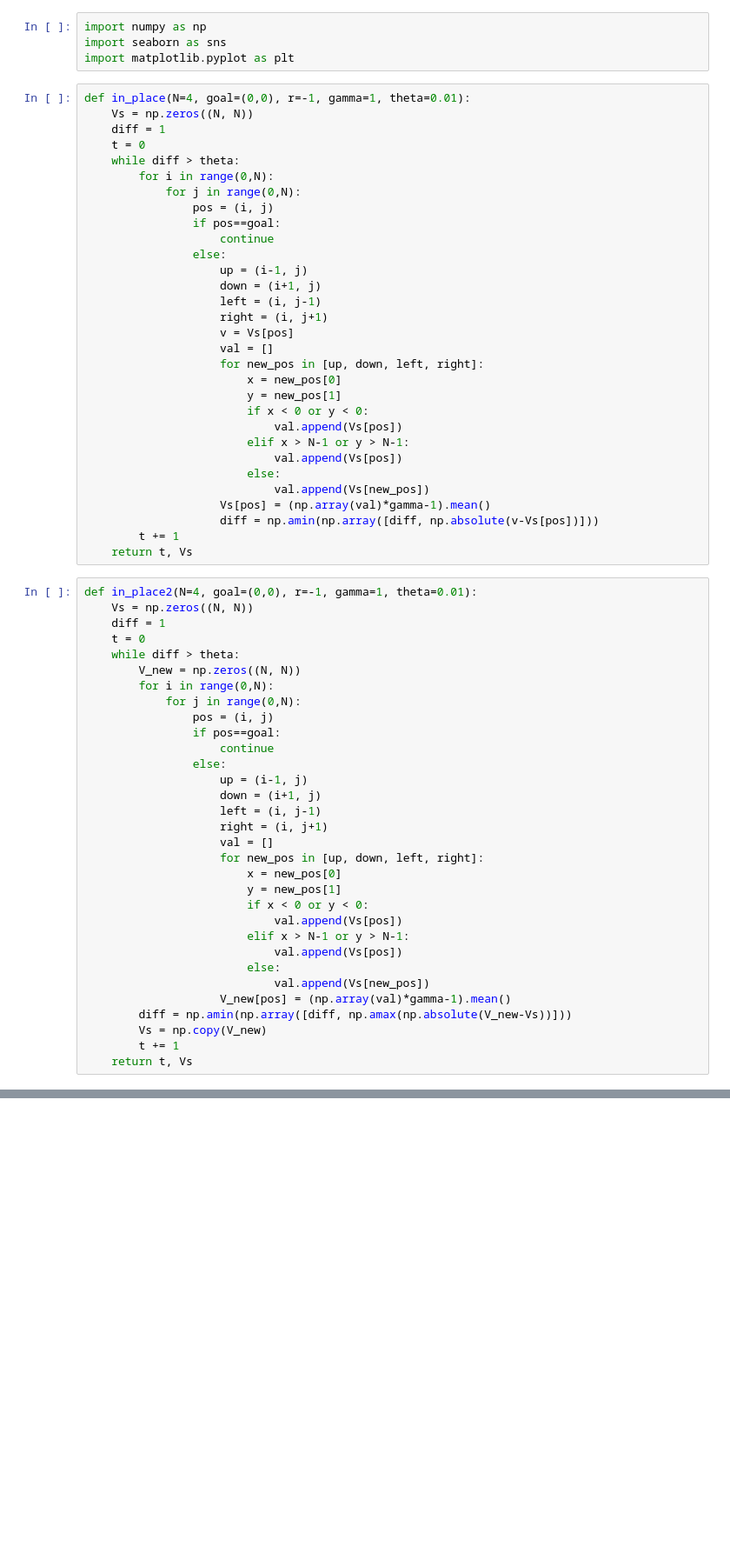
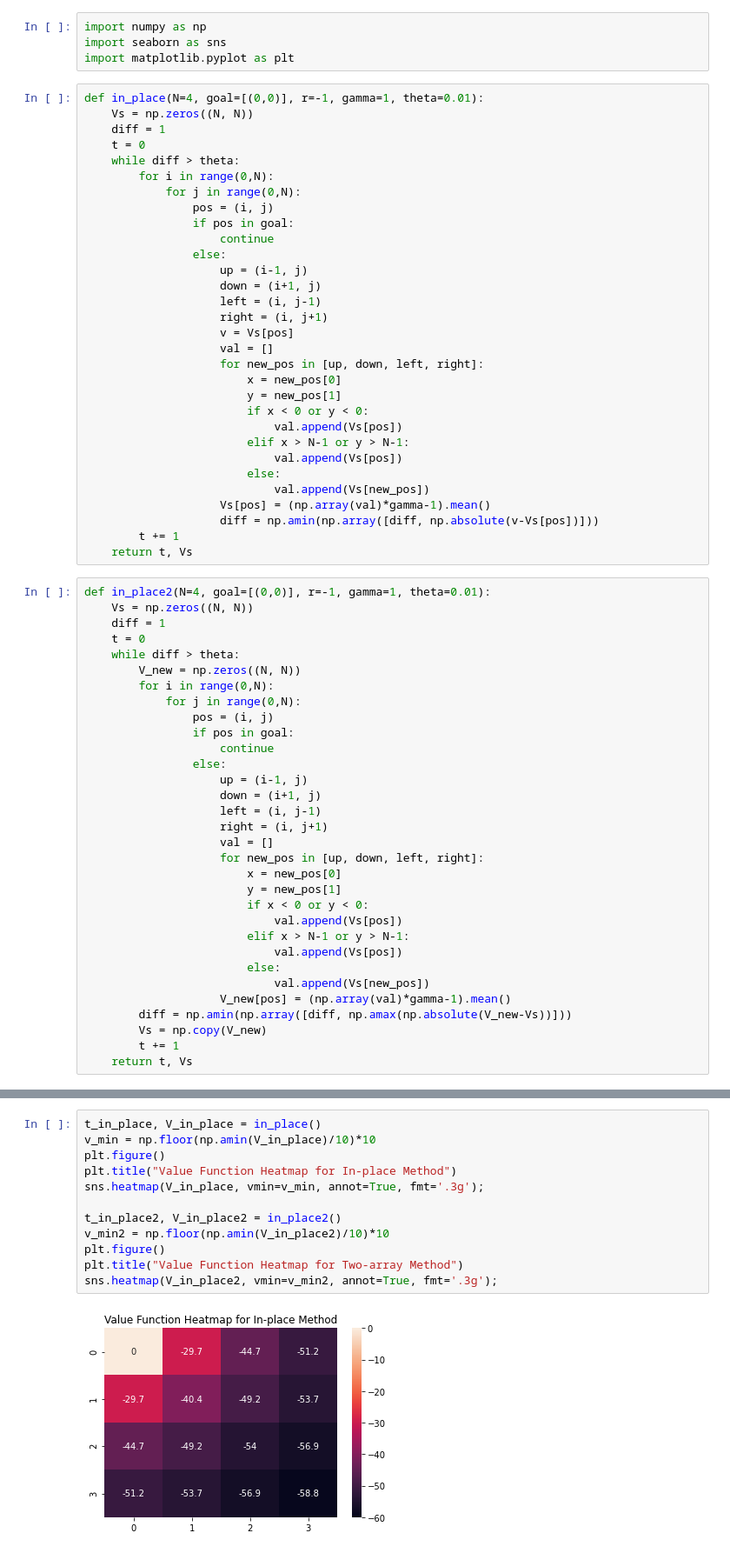
Before and after one commit to Pieter-Cawood/Reinforcement-Learning, a Jupyter notebook: Byron_DP.ipynb, the cells around one changed output, grey strips where cells are left out. Shown: that part at 87% size. Drawn from its saved outputs; the diff is of its cells as text; blank space fills up the shorter version.

```diff
--- a/Byron_DP.ipynb
+++ b/Byron_DP.ipynb
@@ -3,7 +3,7 @@ import numpy as np
 import seaborn as sns
 import matplotlib.pyplot as plt
 # %%
-def in_place(N=4, goal=(0,0), r=-1, gamma=1, theta=0.01):
+def in_place(N=4, goal=[(0,0)], r=-1, gamma=1, theta=0.01):
     Vs = np.zeros((N, N))
     diff = 1
     t = 0
@@ -11,7 +11,7 @@ def in_place(N=4, goal=(0,0), r=-1, gamma=1, theta=0.01):
         for i in range(0,N):
             for j in range(0,N):
                 pos = (i, j)
-                if pos==goal:
+                if pos in goal:
                     continue
                 else:
                     up = (i-1, j)
@@ -34,7 +34,7 @@ def in_place(N=4, goal=(0,0), r=-1, gamma=1, theta=0.01):
         t += 1
     return t, Vs
 # %%
-def in_place2(N=4, goal=(0,0), r=-1, gamma=1, theta=0.01):
+def in_place2(N=4, goal=[(0,0)], r=-1, gamma=1, theta=0.01):
     Vs = np.zeros((N, N))
     diff = 1
     t = 0
@@ -43,7 +43,7 @@ def in_place2(N=4, goal=(0,0), r=-1, gamma=1, theta=0.01):
         for i in range(0,N):
             for j in range(0,N):
                 pos = (i, j)
-                if pos==goal:
+                if pos in goal:
                     continue
                 else:
                     up = (i-1, j)
@@ -74,0 +68,14 @@ sns.heatmap(V_in_place, vmin=-60, annot=True, fmt='.3g');
+# %%
+t_in_place, V_in_place = in_place()
+v_min = np.floor(np.amin(V_in_place)/10)*10
+plt.figure()
+plt.title("Value Function Heatmap for In-place Method")
+sns.heatmap(V_in_place, vmin=v_min, annot=True, fmt='.3g');
+
+t_in_place2, V_in_place2 = in_place2()
+v_min2 = np.floor(np.amin(V_in_place2)/10)*10
+plt.figure()
+plt.title("Value Function Heatmap for Two-array Method")
+sns.heatmap(V_in_place2, vmin=v_min2, annot=True, fmt='.3g');
+# %% [output]
+[figure, added]
```
Also changed, not shown: parts of 2 cells of this notebook.
